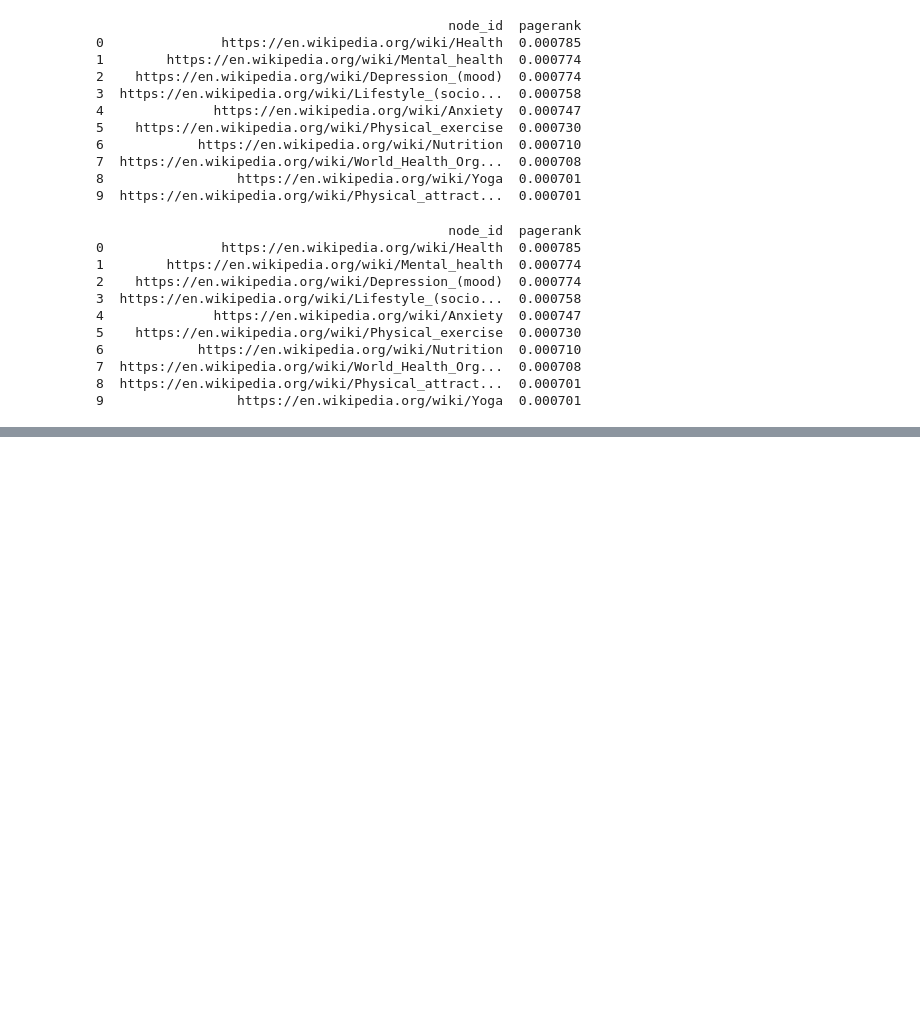
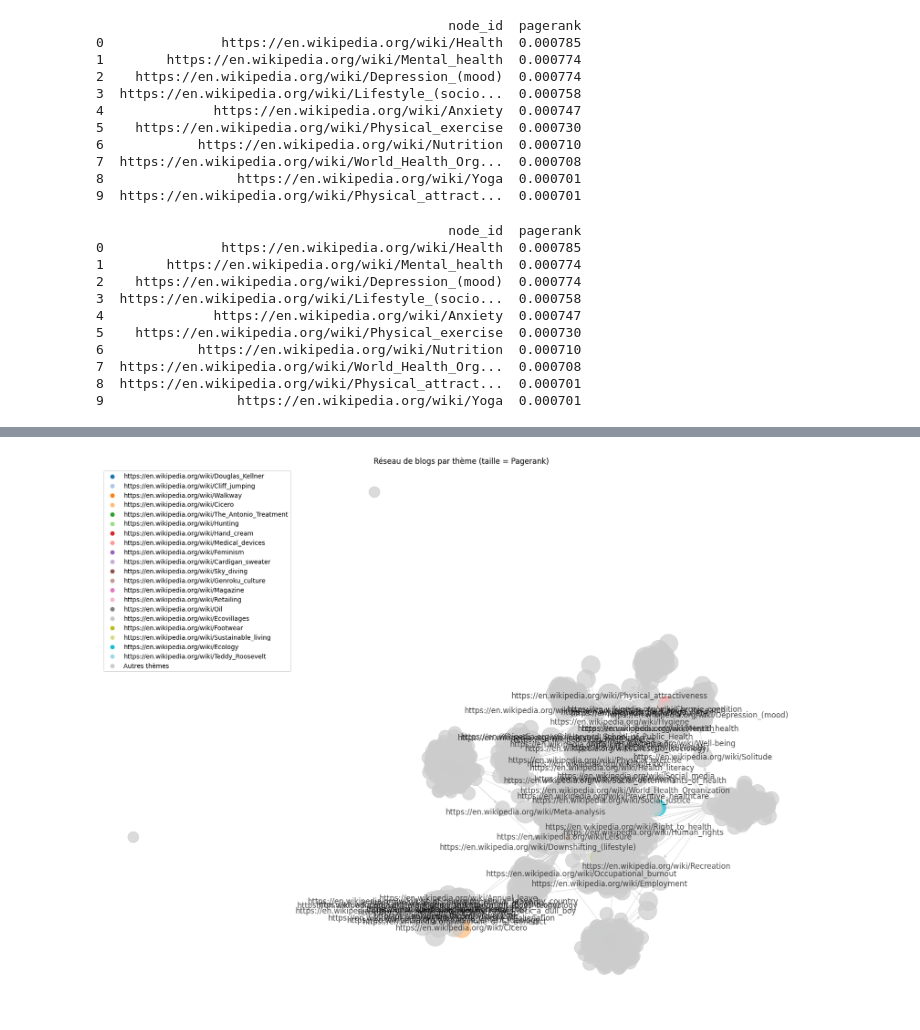
Before and after one commit to vio-glm/Projet_Web_Mining, a Jupyter notebook: Link Analysis/Wiki_Link_Analysis.ipynb, the cells around one changed output, grey strips where cells are left out. Drawn from its saved outputs; the diff is of its cells as text; code cells hidden in the pictures; blank space fills up the shorter version.

```diff
--- a/Link Analysis/Wiki_Link_Analysis.ipynb
+++ b/Link Analysis/Wiki_Link_Analysis.ipynb
@@ -365,0 +670,6 @@ print(wiki_pr_df.head(10))
+# %%
+wiki_nodes_path = r"C:\Users\Violaine\OneDrive\Ecole\Master 1\Web mining\Projet Web Mining\Projet_Web_Mining\data\wikipedia_nodes.csv"
+wiki_edges_path = r"C:\Users\Violaine\OneDrive\Ecole\Master 1\Web mining\Projet Web Mining\Projet_Web_Mining\data\wikipedia_edges.csv"
+
+wiki_nodes = pd.read_csv(wiki_nodes_path)
+wiki_edges = pd.read_csv(wiki_edges_path)
@@ -365,0 +710,11 @@ print(wiki_pr_df.head(10))
+# %%
+# ---------------------------
+# 2️⃣ Ajouter les mesures au DataFrame nodes_df
+# ---------------------------
+
+# nodes_df doit avoir au moins : 'id' et 'theme'
+wiki_nodes_themes['pagerank'] = wiki_nodes_themes['id'].map(pagerank)
+wiki_nodes_themes['betweenness'] = wiki_nodes_themes['id'].map(betweenness)
+wiki_nodes_themes['indegree'] = wiki_nodes_themes['id'].map(indegree)
+
+print(wiki_nodes_themes.head())
@@ -365,0 +878,66 @@ print(wiki_pr_df.head(10))
+# %%
+import matplotlib.pyplot as plt
+import networkx as nx
+import numpy as np
+
+# ---------------------------
+# Créer le graphe NetworkX à partir de la matrice d’adjacence
+# ---------------------------
+G = nx.from_numpy_array(wiki_adjacency_matrix, create_using=nx.DiGraph)
+mapping = {i: wiki_node_ids[i] for i in range(len(wiki_node_ids))}
+G = nx.relabel_nodes(G, mapping)
+
+# ---------------------------
+# Préparer les couleurs et tailles des nœuds
+# ---------------------------
+wiki_nodes_themes['theme'] = wiki_nodes_themes['label']  # pour cohérence
+id_to_theme = dict(zip(wiki_nodes_themes['id'], wiki_nodes_themes['theme']))
+id_to_pagerank = dict(zip(wiki_nodes_themes['id'], wiki_nodes_themes['pagerank']))
+
+# Thèmes les plus fréquents
+top_themes = wiki_nodes_themes['theme'].value_counts().head(20).index.tolist()
+theme_color = {theme: plt.cm.tab20(i) for i, theme in enumerate(top_themes)}
+
+# Les thèmes restants seront gris clair
+default_color = (0.8, 0.8, 0.8)
+node_color = [theme_color.get(id_to_theme[n], default_color) for n in G.nodes()]
+
+# Normaliser les tailles selon Pagerank
+pr = np.array([id_to_pagerank[n] for n in G.nodes()])
+node_size = 300 + (pr - pr.min()) / (pr.max() - pr.min()) * 2000  # taille entre 300 et 2300
+
+# ---------------------------
+# Layout rapide pour grand graphe
+# ---------------------------
+pos = nx.spring_layout(G, seed=42, k=0.1, iterations=50)  # k réduit pour mieux espacer les nœuds
+
+# ---------------------------
+# Labels seulement pour les top 50 Pagerank
+# ---------------------------
+top_nodes = wiki_nodes_themes.sort_values('pagerank', ascending=False).head(50)['id'].tolist()
+labels = {n: n if n in top_nodes else '' for n in G.nodes()}
+
+# ---------------------------
+# Dessin du graphe
+# ---------------------------
+plt.figure(figsize=(16,12))
+nx.draw(
+    G,
+    pos,
+    labels=labels,
+    node_size=node_size,
+    node_color=node_color,
+    edge_color='lightgray',
+    alpha=0.7,
+    arrowsize=10
+)
+
+# Légende pour les thèmes les plus fréquents
+for theme, color in theme_color.items():
+    plt.scatter([], [], c=[color], label=theme)
+plt.scatter([], [], c=[default_color], label='Autres thèmes')
+plt.legend(scatterpoints=1, fontsize=10)
+plt.title("Réseau de blogs par thème (taille = Pagerank)")
+plt.show()
+# %% [output]
+[figure, added]
```
Also changed, not shown: parts of 33 cells of this notebook.
